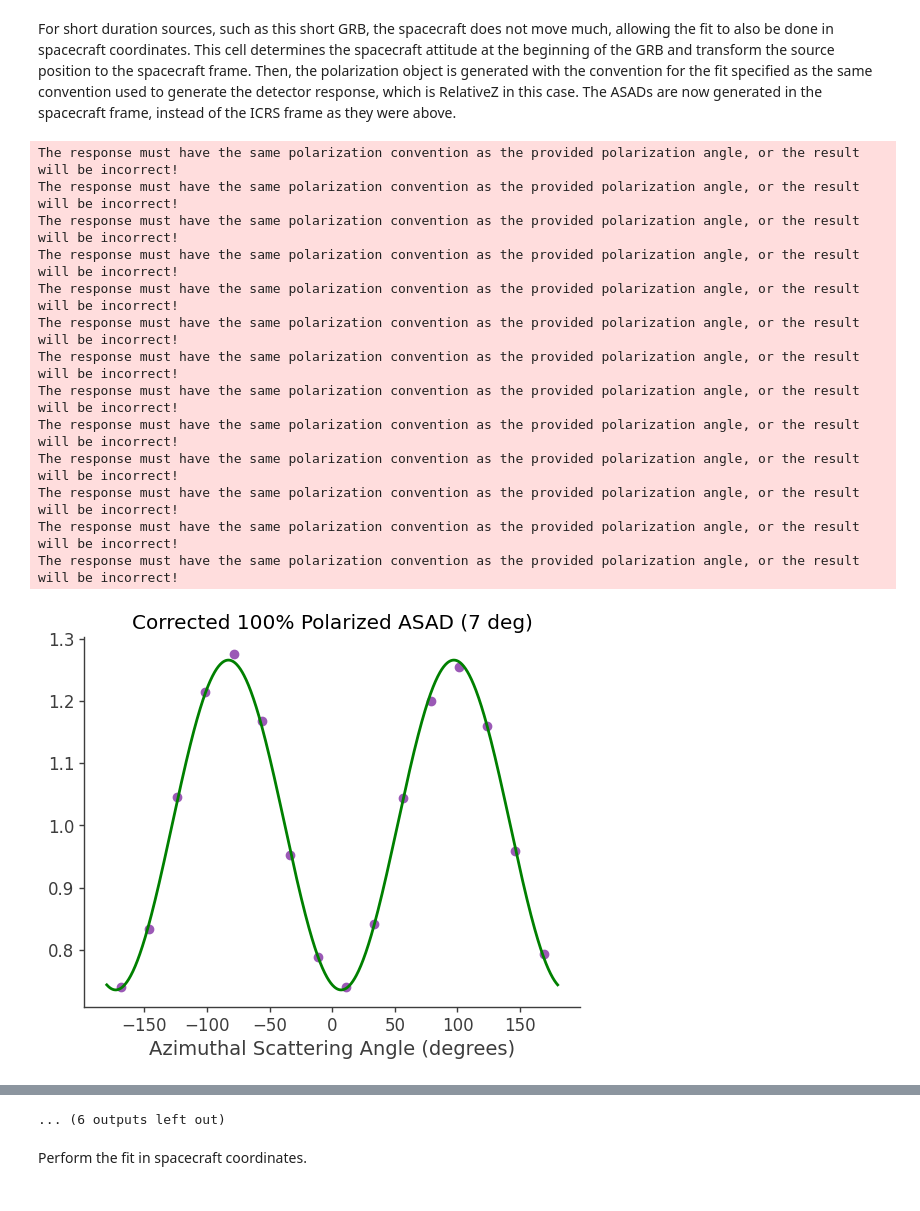
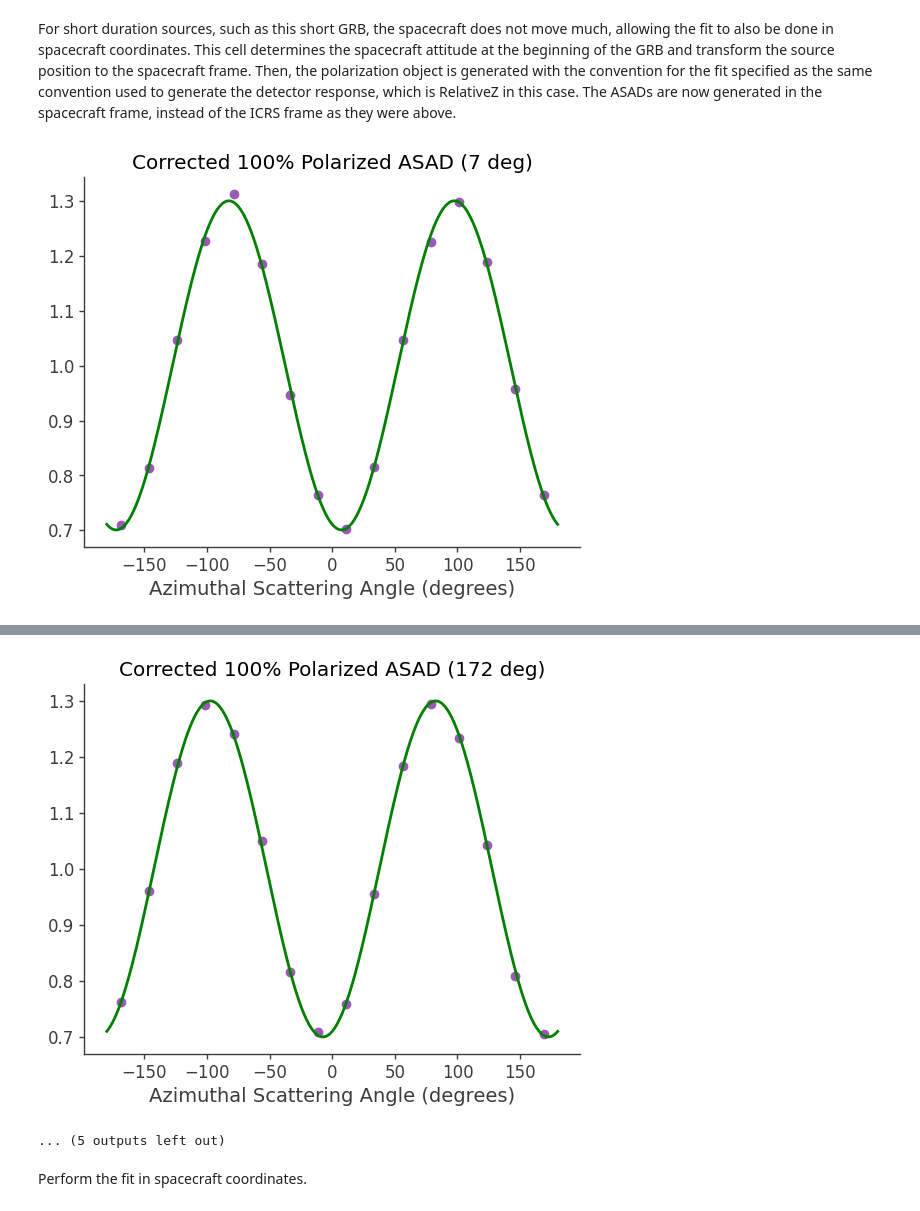
Before and after one commit to hiyoneda/cosipy, a Jupyter notebook: docs/tutorials/polarization/ASAD_method.ipynb, the cells around one changed output, grey strips where cells are left out. Cells and saved outputs as stored; diff of their text form; code cells hidden in the pictures.

```diff
--- a/docs/tutorials/polarization/ASAD_method.ipynb
+++ b/docs/tutorials/polarization/ASAD_method.ipynb
@@ -56,8 +50,8 @@ Define the path to the detector response and read in the orientation file. The o
 # %%
 response_file = data_path/'ResponseContinuum.o3.pol.e200_10000.b4.p12.relx.s10396905069491.m420.filtered.binnedpolarization.11D.h5' # e.g. ResponseContinuum.o3.pol.e200_10000.b4.p12.s10396905069491.m441.filtered.binnedpolarization.11D.h5
 
-sc_orientation = SpacecraftHistory.parse_from_file(data_path/'DC3_final_530km_3_month_with_slew_1sbins_GalacticEarth_SAA.ori') # e.g. DC3_final_530km_3_month_with_slew_1sbins_GalacticEarth_SAA.ori
-sc_orientation = sc_orientation.source_interval(Time(1835493492.2, format = 'unix'), Time(1835493492.8, format = 'unix'))
+sc_orientation = SpacecraftHistory.open(data_path/'DC3_final_530km_3_month_with_slew_1sbins_GalacticEarth_SAA.ori') # e.g. DC3_final_530km_3_month_with_slew_1sbins_GalacticEarth_SAA.ori
+sc_orientation = sc_orientation.select_interval(Time(1835493492.2, format = 'unix'), Time(1835493492.8, format = 'unix'))
 # %% [markdown]
 Define the GRB position and spectrum.
 # %%
@@ -127,22 +121,9 @@ Best fit polarization angle (IAU convention): 87.668 +/- 1.987
 # %% [markdown]
 For short duration sources, such as this short GRB, the spacecraft does not move much, allowing the fit to also be done in spacecraft coordinates. This cell determines the spacecraft attitude at the beginning of the GRB and transform the source position to the spacecraft frame. Then, the polarization object is generated with the convention for the fit specified as the same convention used to generate the detector response, which is RelativeZ in this case. The ASADs are now generated in the spacecraft frame, instead of the ICRS frame as they were above.
 # %%
-attitude = sc_orientation.get_attitude()[0]
+attitude = sc_orientation.attitude[0]
 source_direction_local = source_direction.transform_to(SpacecraftFrame(attitude=attitude))
 
 grb_polarization_local = PolarizationASAD(source_direction_local, spectrum, asad_bin_edges, data, background, sc_orientation, response_file, response_convention='RelativeX', show_plots=True, fit_convention=MEGAlibRelativeX(attitude=attitude))
 # %% [output]
-The response must have the same polarization convention as the provided polarization angle, or the result will be incorrect!
-The response must have the same polarization convention as the provided polarization angle, or the result will be incorrect!
-The response must have the same polarization convention as the provided polarization angle, or the result will be incorrect!
-The response must have the same polarization convention as the provided polarization angle, or the result will be incorrect!
-The response must have the same polarization convention as the provided polarization angle, or the result will be incorrect!
-The response must have the same polarization convention as the provided polarization angle, or the result will be incorrect!
-The response must have the same polarization convention as the provided polarization angle, or the result will be incorrect!
-The response must have the same polarization convention as the provided polarization angle, or the result will be incorrect!
-The response must have the same polarization convention as the provided polarization angle, or the result will be incorrect!
-The response must have the same polarization convention as the provided polarization angle, or the result will be incorrect!
-The response must have the same polarization convention as the provided polarization angle, or the result will be incorrect!
-The response must have the same polarization convention as the provided polarization angle, or the result will be incorrect!
-The response must have the same polarization convention as the provided polarization angle, or the result will be incorrect!
-[figure, old version]
+[figure, new version]
@@ -159,4 +140,5 @@ The response must have the same polarization convention as the provided polariza
-... (6 outputs left out)
+[figure, added]
+... (5 outputs left out)
 # %% [markdown]
 Perform the fit in spacecraft coordinates.
 # %%
```
Also changed, not shown: parts of 12 cells of this notebook.
